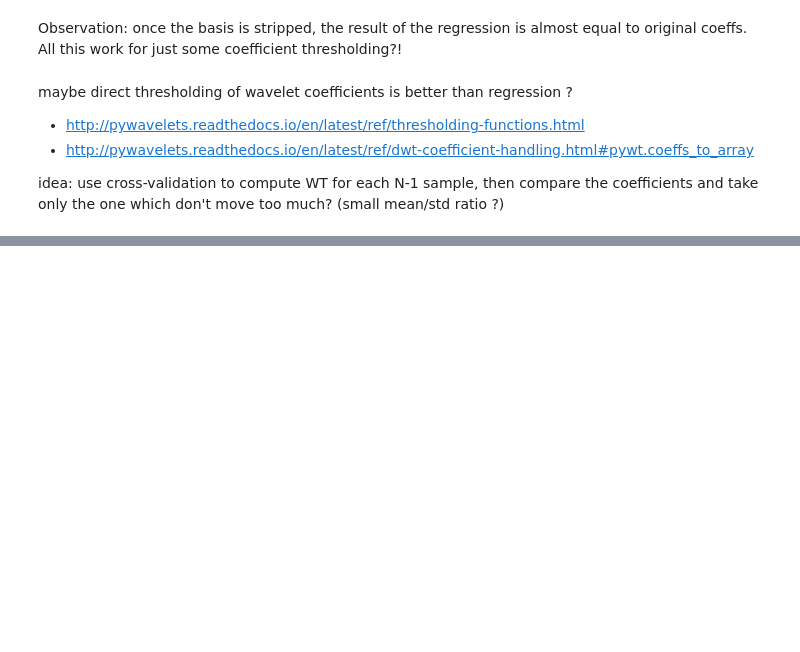
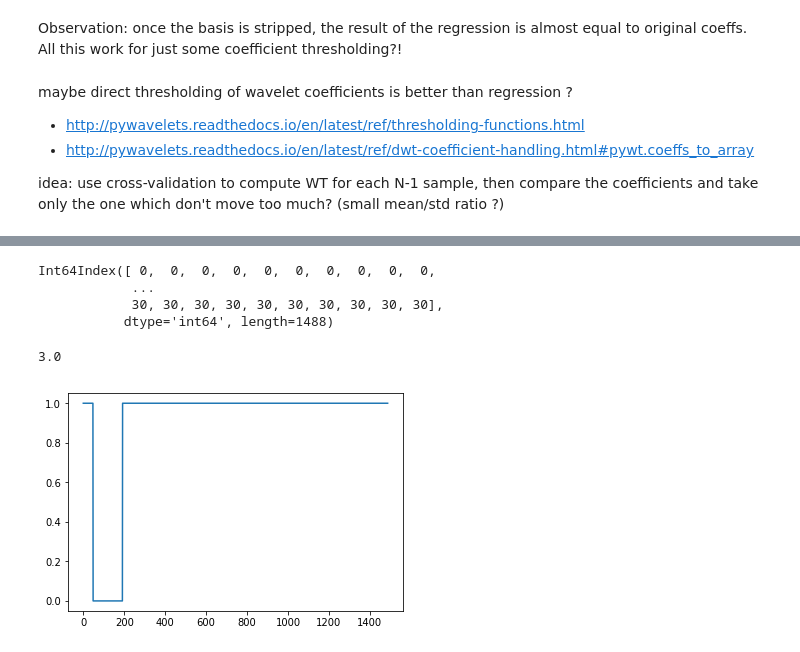
Before and after one commit to pierre-haessig/solarhome-control-bench, a Jupyter notebook: modeling/Input_daily_pattern.ipynb, the cells around one changed output, grey strips where cells are left out. Saved outputs shown, nothing was run; the diff lists cells and outputs as text; code cells hidden in the pictures; blank space fills up the shorter version.

```diff
--- a/modeling/Input_daily_pattern.ipynb
+++ b/modeling/Input_daily_pattern.ipynb
@@ -435,0 +436,19 @@ to be continued...
+# %%
+# day index, (more robust against a potential change of year than dayofyear)
+day = (P_nl.index - P_nl.index[0]).days
+day
+# %% [output]
+Int64Index([ 0,  0,  0,  0,  0,  0,  0,  0,  0,  0,
+            ...
+            30, 30, 30, 30, 30, 30, 30, 30, 30, 30],
+           dtype='int64', length=1488)
+# %%
+i = 1
+n = 3
+# boolean vector of the days to exclude:
+a = (day >= i) & (day <= i+n-1)
+plt.plot(~a)
+a.sum()/2/24 # == n
+# %% [output]
+3.0
+[figure, added]
```
Also changed, not shown: parts of 17 cells of this notebook.
